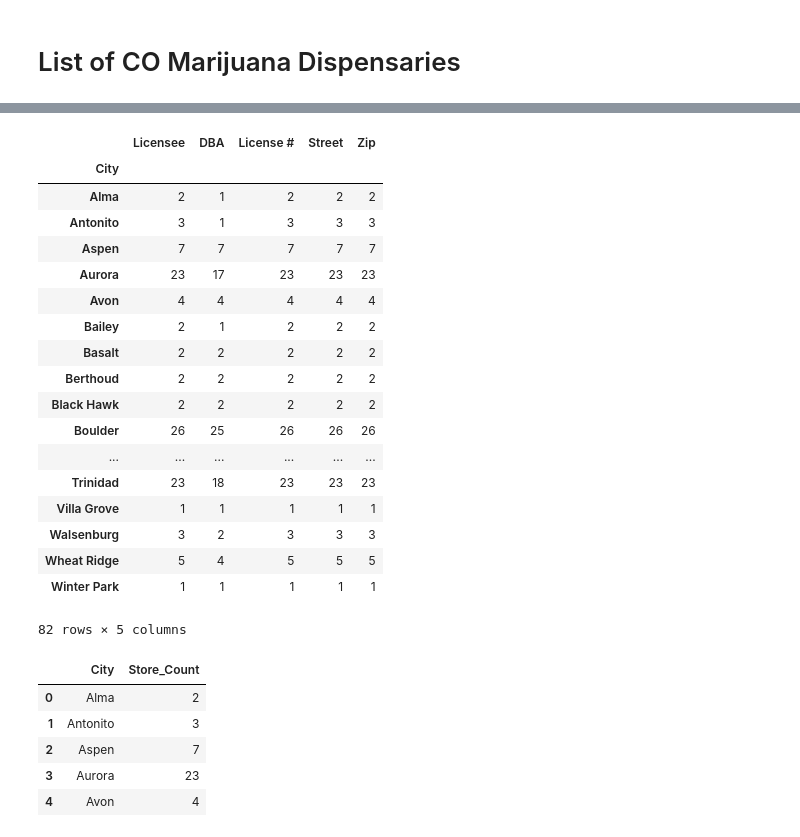
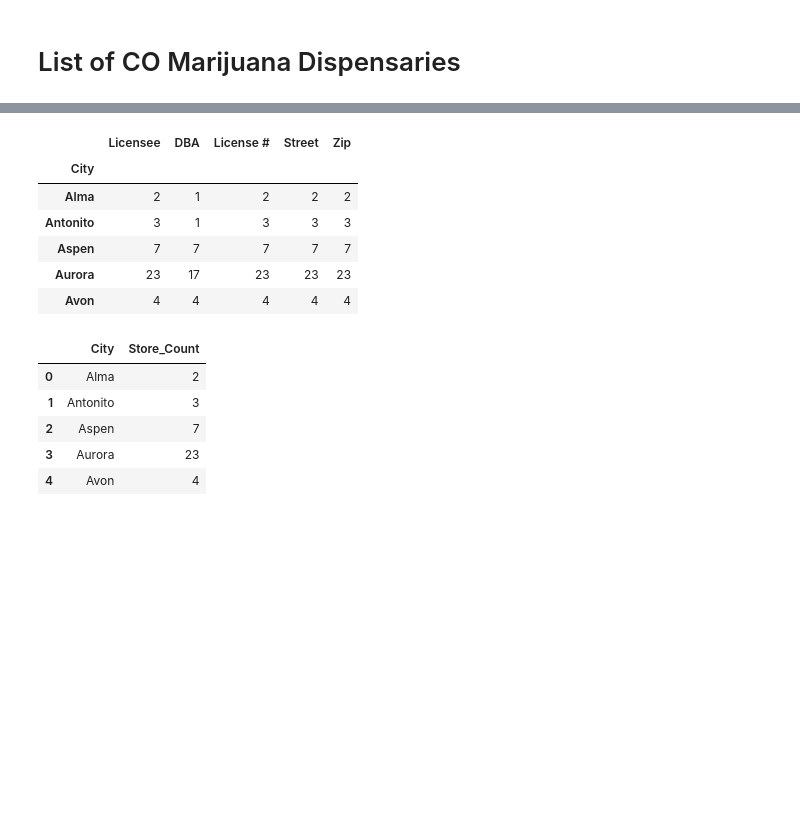
Before and after one commit to joshshigaki/Team-5, a Jupyter notebook: housing_valuation.ipynb, the cells around one changed output, grey strips where cells are left out. Saved outputs shown, nothing was run; the diff lists cells and outputs as text; code cells hidden in the pictures; blank space fills up the shorter version.

```diff
--- a/housing_valuation.ipynb
+++ b/housing_valuation.ipynb
@@ -24,29 +23,16 @@ mj_stores_df.head()
 | 4 | 3B FEDERAL1 LLC | BUDDY BOY | 402R-00664 | 155 North Federal Boulevard | Denver | 80219 |
 # %%
 #Get a count of dispensaries in each city
-
 mj_cities_count = mj_stores_df.groupby('City').count()
-mj_cities_count
+mj_cities_count.head()
 # %% [output]
 |  | Licensee | DBA | License # | Street | Zip |
 | City |  |  |  |  |  |
 | Alma | 2 | 1 | 2 | 2 | 2 |
 | Antonito | 3 | 1 | 3 | 3 | 3 |
 | Aspen | 7 | 7 | 7 | 7 | 7 |
 | Aurora | 23 | 17 | 23 | 23 | 23 |
 | Avon | 4 | 4 | 4 | 4 | 4 |
-| Bailey | 2 | 1 | 2 | 2 | 2 |
-| Basalt | 2 | 2 | 2 | 2 | 2 |
-| Berthoud | 2 | 2 | 2 | 2 | 2 |
-| Black Hawk | 2 | 2 | 2 | 2 | 2 |
-| Boulder | 26 | 25 | 26 | 26 | 26 |
-| ... | ... | ... | ... | ... | ... |
-| Trinidad | 23 | 18 | 23 | 23 | 23 |
-| Villa Grove | 1 | 1 | 1 | 1 | 1 |
-| Walsenburg | 3 | 2 | 3 | 3 | 3 |
-| Wheat Ridge | 5 | 4 | 5 | 5 | 5 |
-| Winter Park | 1 | 1 | 1 | 1 | 1 |
-82 rows × 5 columns
 # %%
 #Put the cities count into a dataframe which we'll use to merge with all of the housing data
 mj_cities_count_df = mj_cities_count.reset_index()
```
Also changed, not shown: parts of 12 cells of this notebook.
